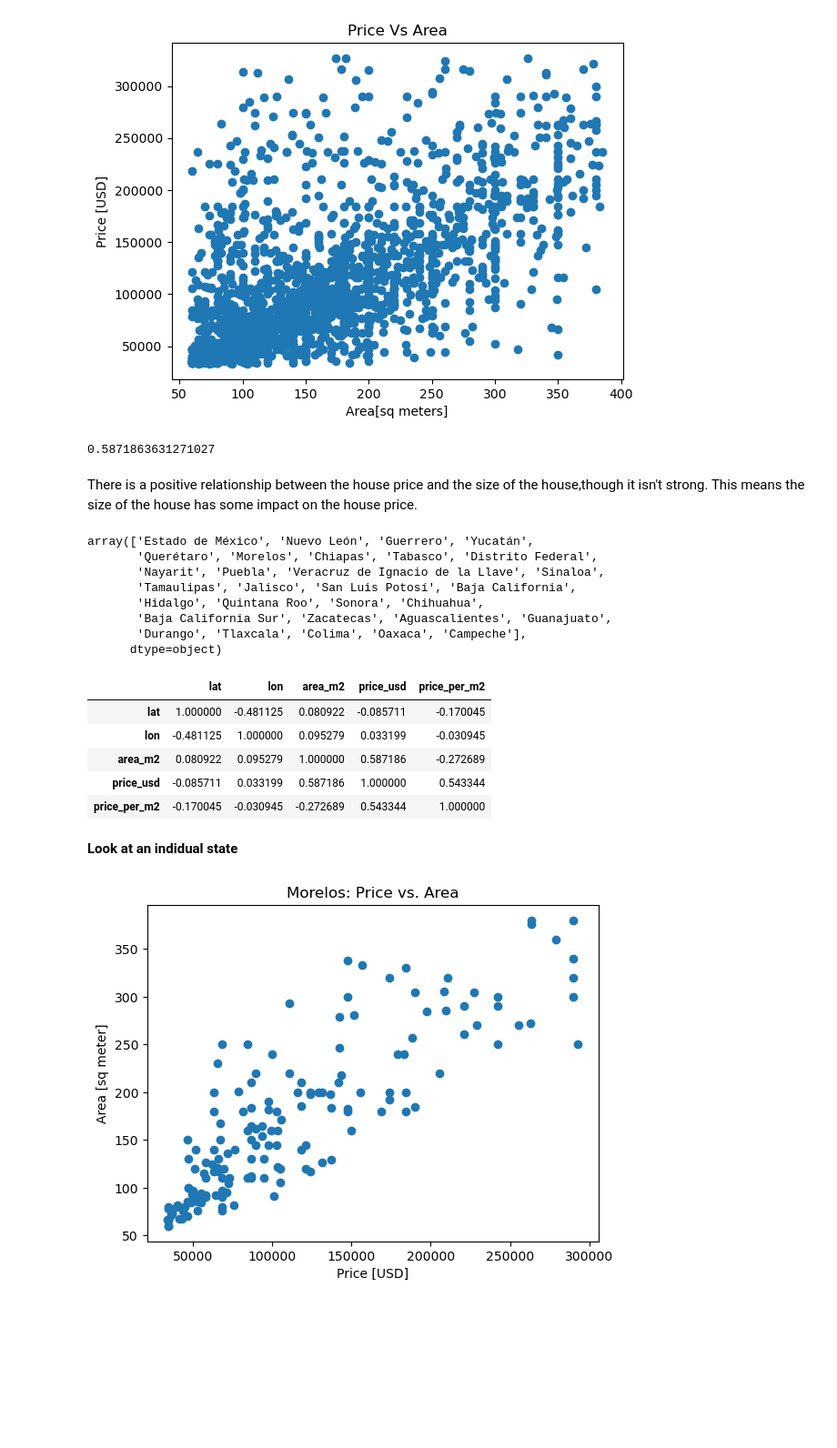
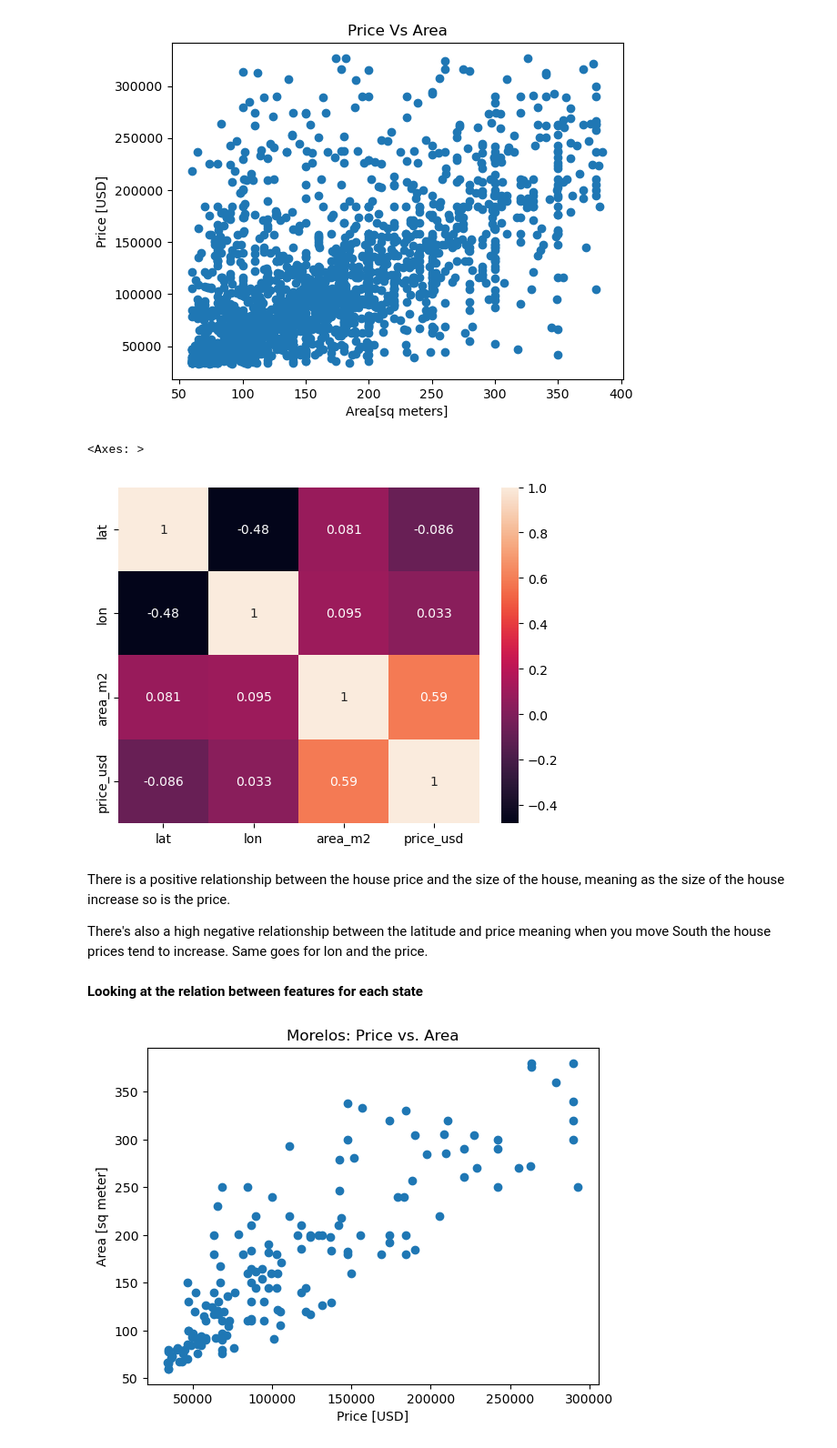
Before and after one commit to okanina/Mexico_Housing, a Jupyter notebook: ExploratoryDataAnalysis.ipynb, the cells around one changed output. Shown at 91% size. Cells and saved outputs as stored; diff of their text form; code cells hidden in the pictures; blank space fills up the shorter version.

```diff
--- a/ExploratoryDataAnalysis.ipynb
+++ b/ExploratoryDataAnalysis.ipynb
@@ -105,35 +125,18 @@ plt.title('Price Vs Area')
 # %% [output]
 Text(0.5, 1.0, 'Price Vs Area')
 [figure]
-# %%
-corr=df.area_m2.corr(df["price_usd"])
-corr
-# %% [output]
-0.5871863631271027
-# %% [markdown]
-<font size="+1">There is a positive relationship between the house price and the size of the house,though it isn't strong. This means the size of the house has some impact on the house price.
-# %%
-df["state"].unique()
-# %% [output]
-array(['Estado de México', 'Nuevo León', 'Guerrero', 'Yucatán',
-       'Querétaro', 'Morelos', 'Chiapas', 'Tabasco', 'Distrito Federal',
-       'Nayarit', 'Puebla', 'Veracruz de Ignacio de la Llave', 'Sinaloa',
-       'Tamaulipas', 'Jalisco', 'San Luis Potosí', 'Baja California',
-       'Hidalgo', 'Quintana Roo', 'Sonora', 'Chihuahua',
-       'Baja California Sur', 'Zacatecas', 'Aguascalientes', 'Guanajuato',
-       'Durango', 'Tlaxcala', 'Colima', 'Oaxaca', 'Campeche'],
-      dtype=object)
-# %%
-df.select_dtypes("number").corr()
-# %% [output]
-|  | lat | lon | area_m2 | price_usd | price_per_m2 |
-| lat | 1.000000 | -0.481125 | 0.080922 | -0.085711 | -0.170045 |
-| lon | -0.481125 | 1.000000 | 0.095279 | 0.033199 | -0.030945 |
-| area_m2 | 0.080922 | 0.095279 | 1.000000 | 0.587186 | -0.272689 |
-| price_usd | -0.085711 | 0.033199 | 0.587186 | 1.000000 | 0.543344 |
-| price_per_m2 | -0.170045 | -0.030945 | -0.272689 | 0.543344 | 1.000000 |
-# %% [markdown]
-**Look at an indidual state**
+# %%
+corr=df.select_dtypes("number").corr()
+sns.heatmap(corr, annot=True)
+# %% [output]
+<Axes: >
+[figure, added]
+# %% [markdown]
+There is a positive relationship between the house price and the size of the house, meaning as the size of the house increase so is the price.
+
+There's also a high negative relationship between the latitude and price meaning when you move South the house prices tend to increase. Same goes for lon and the price.
+# %% [markdown]
+**Looking at the relation between features for each state**
 # %%
 # subsetting to 'Morelos'
 df_morelos=df[df["state"]=='Morelos']
```
Also changed, not shown: parts of 13 cells of this notebook.
